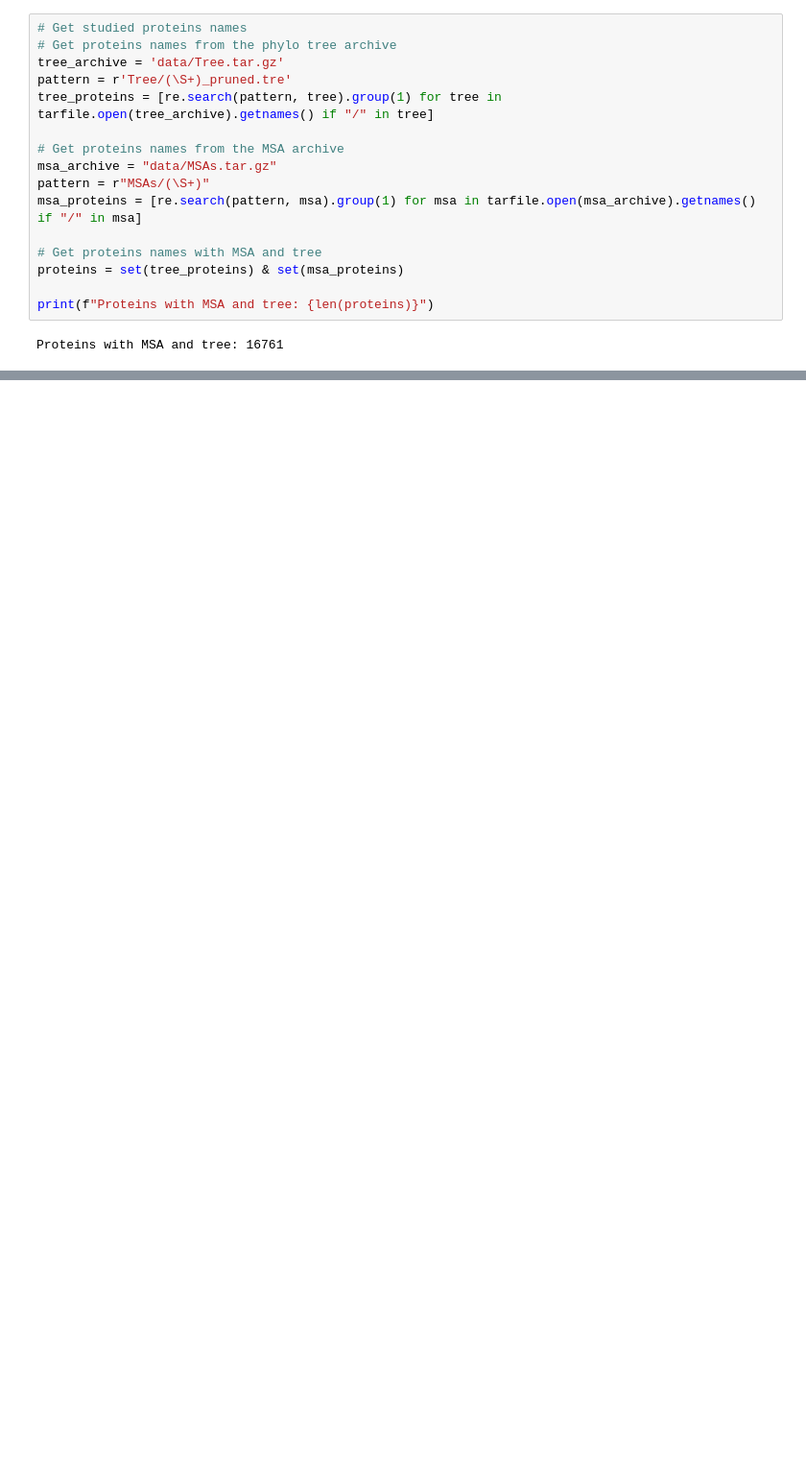
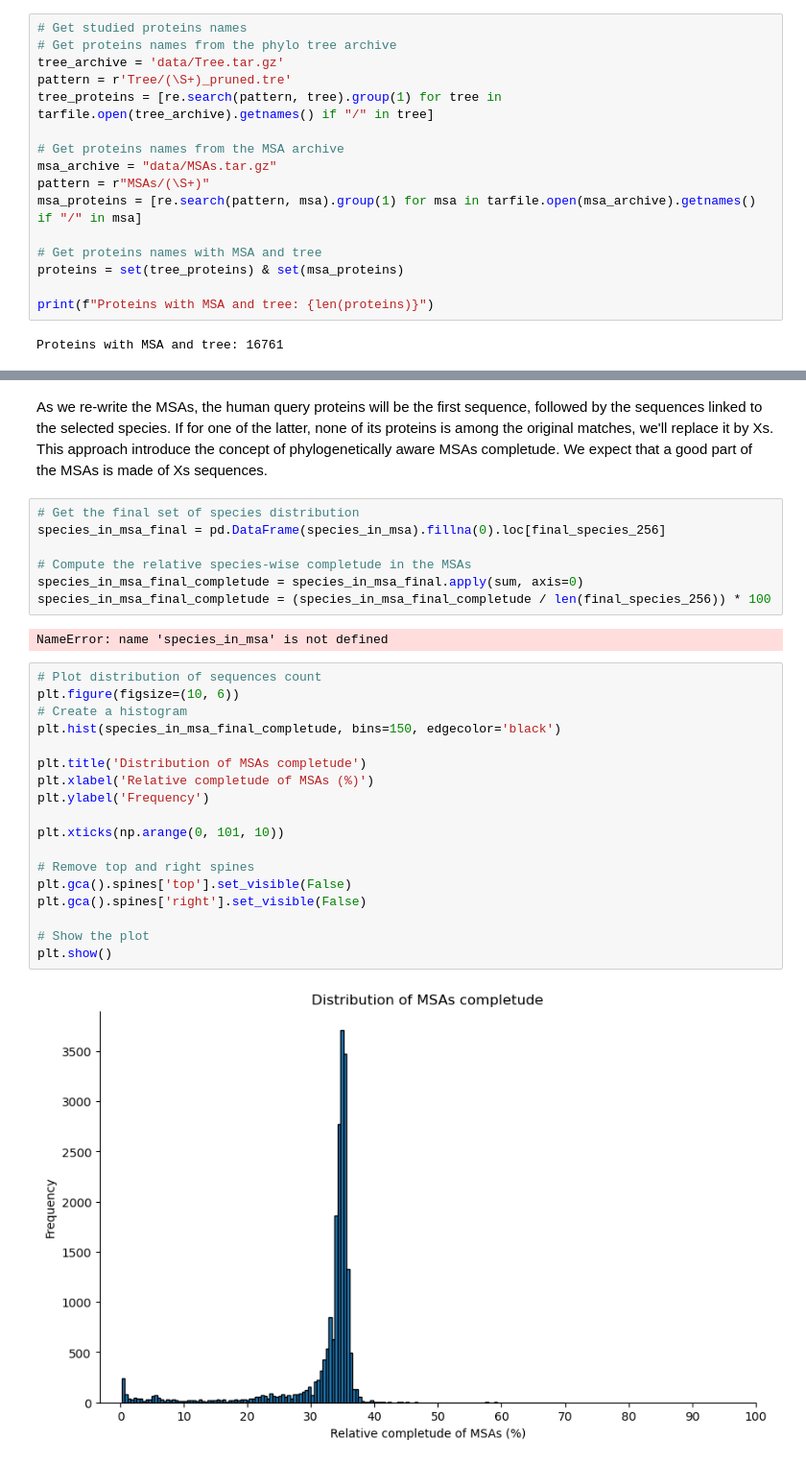
Before and after one commit to jaudemard/phylo-msa-transformers, a Jupyter notebook: phylo-msa.ipynb, the cells around one changed output, grey strips where cells are left out. Shown at 96% size. Cells and saved outputs as stored; diff of their text form; blank space fills up the shorter version.

```diff
--- a/phylo-msa.ipynb
+++ b/phylo-msa.ipynb
@@ -196,0 +275,32 @@ msa
+# %% [markdown]
+As we re-write the MSAs, the human query proteins will be the first sequence, followed by the sequences linked to the selected species. If for one of the latter, none of its proteins is among the original matches, we'll replace it by Xs.
+This approach introduce the concept of phylogenetically aware MSAs completude. We expect that a good part of the MSAs is made of Xs sequences.
+# %%
+# Get the final set of species distribution
+species_in_msa_final = pd.DataFrame(species_in_msa).fillna(0).loc[final_species_256]
+
+# Compute the relative species-wise completude in the MSAs
+species_in_msa_final_completude = species_in_msa_final.apply(sum, axis=0)
+species_in_msa_final_completude = (species_in_msa_final_completude / len(final_species_256)) * 100
+# %% [output]
+NameError: name 'species_in_msa' is not defined
+# %%
+# Plot distribution of sequences count
+plt.figure(figsize=(10, 6))
+# Create a histogram
+plt.hist(species_in_msa_final_completude, bins=150, edgecolor='black')
+
+plt.title('Distribution of MSAs completude')
+plt.xlabel('Relative completude of MSAs (%)')
+plt.ylabel('Frequency')
+
+plt.xticks(np.arange(0, 101, 10))
+
+# Remove top and right spines
+plt.gca().spines['top'].set_visible(False)
+plt.gca().spines['right'].set_visible(False)
+
+# Show the plot
+plt.show()
+# %% [output]
+[figure, added]
```
Also changed, not shown: parts of 37 cells of this notebook.
